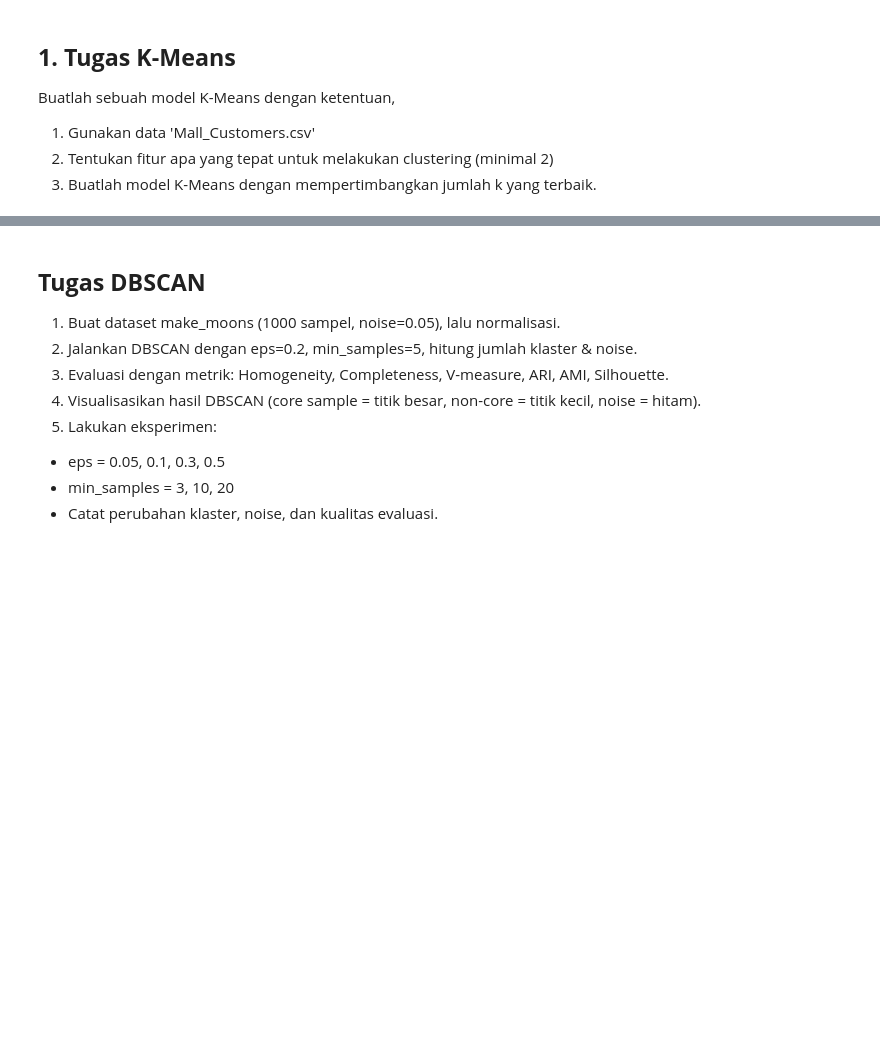
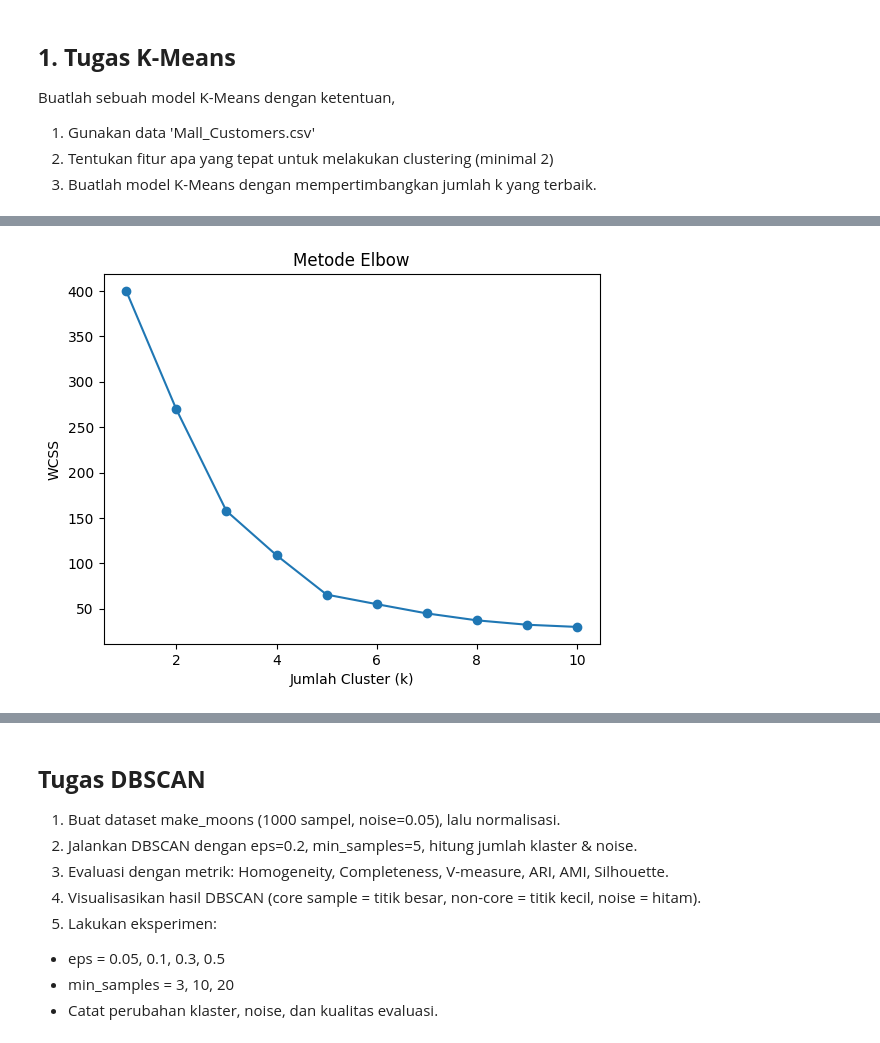
Before and after one commit to Ericharw/Machine_Learning, a Jupyter notebook: JS04_2341720202_Ericha Rizki W.ipynb, the cells around one changed output, grey strips where cells are left out. Cells and saved outputs as stored; diff of their text form; code cells hidden in the pictures; blank space fills up the shorter version.

```diff
--- a/JS04_2341720202_Ericha Rizki W.ipynb
+++ b/JS04_2341720202_Ericha Rizki W.ipynb
@@ -520,0 +526,7 @@ Buatlah sebuah model K-Means dengan ketentuan,
+# %%
+from google.colab import files
+uploaded = files.upload() # upload dataset
+
+data = 'Mall_Customers.csv' # path dataset
+df = pd.read_csv(data) # load dataset
+df.head()
@@ -520,0 +542,23 @@ Buatlah sebuah model K-Means dengan ketentuan,
+# %%
+# Pilih fitur untuk clustering
+X = df[['Annual Income (k$)', 'Spending Score (1-100)']]
+# %%
+# Normalisasi Data (Optional Tapi Disarankan)
+scaler = StandardScaler()
+X_scaled = scaler.fit_transform(X)
+
+#Menentukan jumlah cluster terbaik (Elbow Method)
+wcss = []  # Within Cluster Sum of Squares
+for i in range(1, 11):
+    kmeans = KMeans(n_clusters=i, random_state=42, n_init=10)
+    kmeans.fit(X_scaled)
+    wcss.append(kmeans.inertia_)
+
+# Plot Elbow
+plt.plot(range(1, 11), wcss, marker='o')
+plt.xlabel('Jumlah Cluster (k)')
+plt.ylabel('WCSS')
+plt.title('Metode Elbow')
+plt.show()
+# %% [output]
+[figure, added]
```
Also changed, not shown: parts of 10 cells of this notebook.
